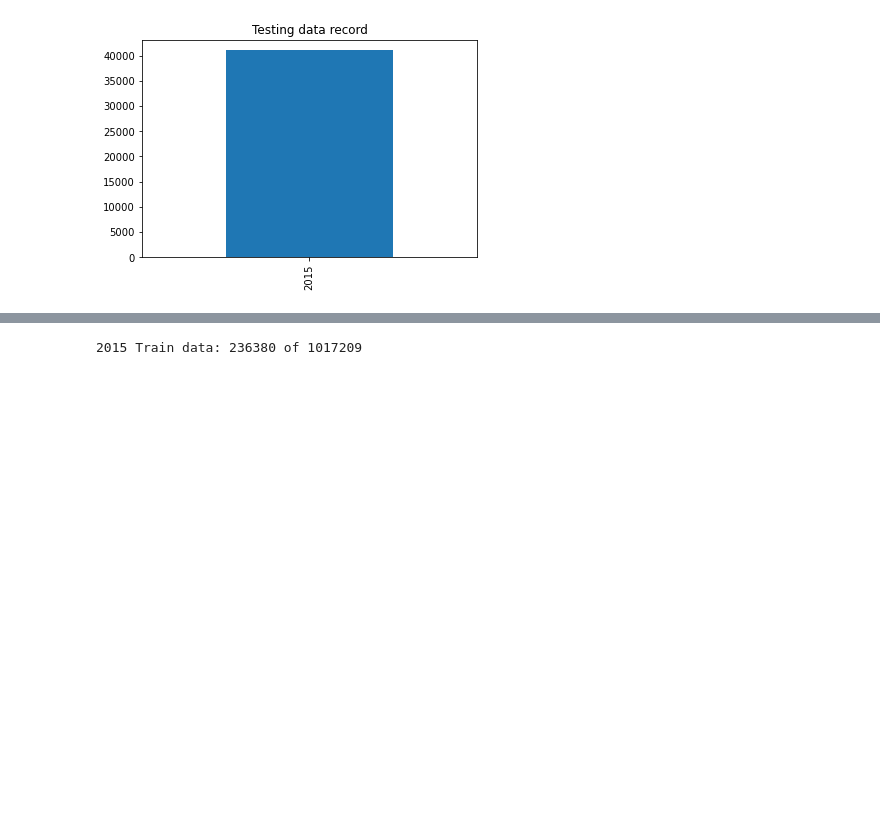
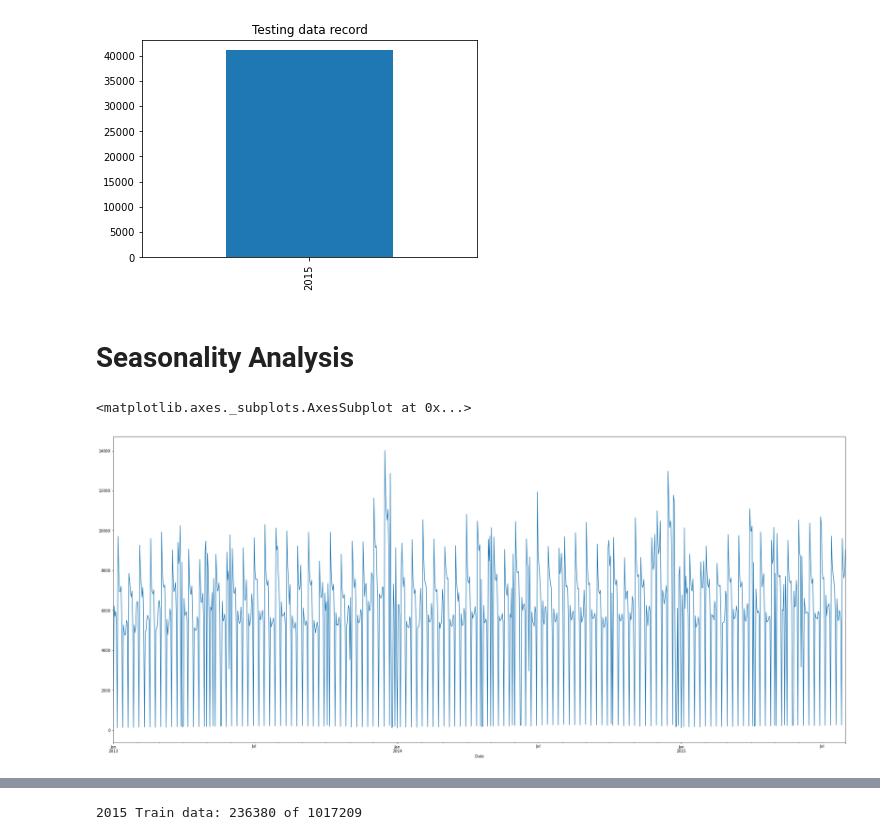
Before and after one commit to comsavvy/Pharmaceutical-Sales-Prediction, a Jupyter notebook: Interim_pharmaceutical_analysis.ipynb, the cells around one changed output, grey strips where cells are left out. Drawn from its saved outputs; the diff is of its cells as text; code cells hidden in the pictures; blank space fills up the shorter version.

```diff
--- a/Interim_pharmaceutical_analysis.ipynb
+++ b/Interim_pharmaceutical_analysis.ipynb
@@ -90,3 +189,12 @@ test_data.index.year.value_counts().plot.bar().set_title("Testing data record")
 # %% [output]
 Text(0.5, 1.0, 'Testing data record')
 [figure]
+# %% [markdown]
+# Seasonality Analysis
+# %%
+# Day sales for the seasonality analysis
+daily_sales= train_data['Sales'].resample('d').mean()
+daily_sales.plot(figsize=(35,15))
+# %% [output]
+<matplotlib.axes._subplots.AxesSubplot at 0x...>
+[figure, added]
```
Also changed, not shown: parts of 38 cells of this notebook.
